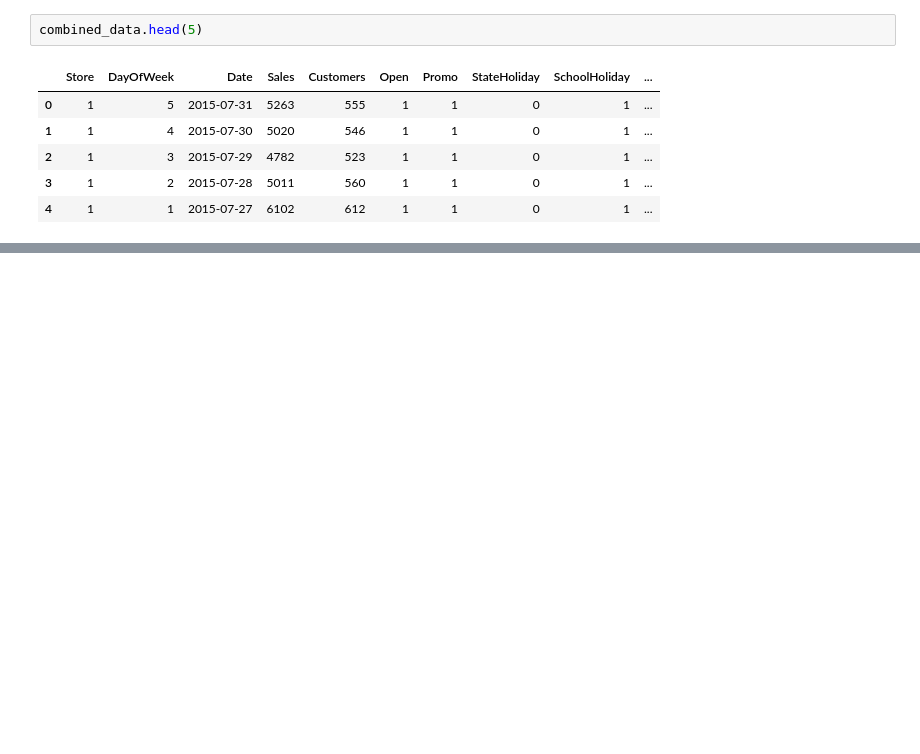
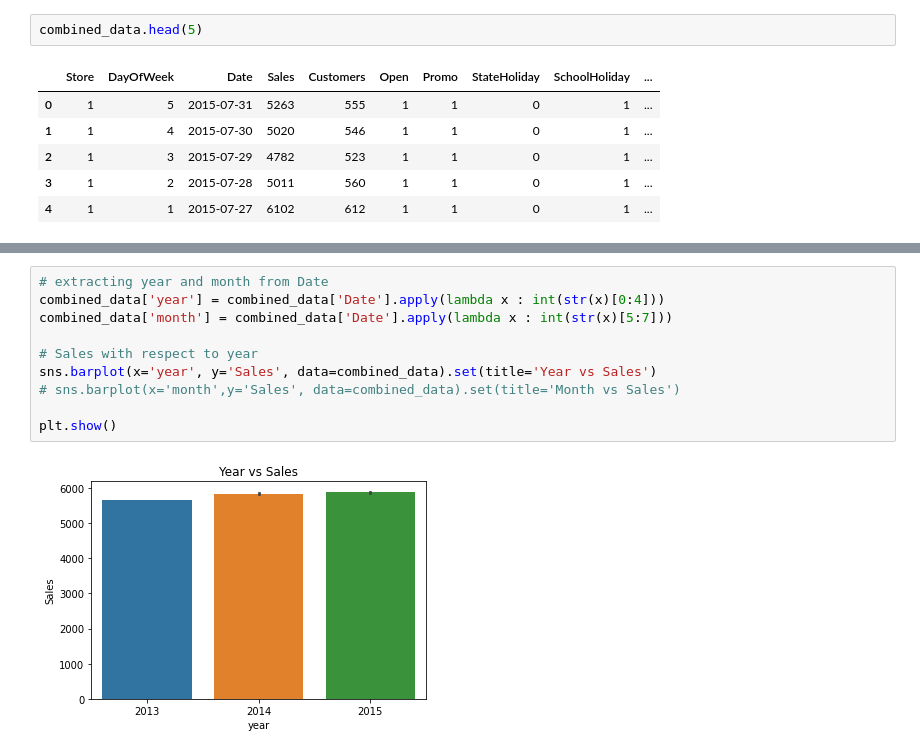
Before and after one commit to pavanibill/Hotel-booking-data-analysis, a Jupyter notebook: Pavani_of_Copy_of_Rossmann_Sales_Prediction_Capstone_Project.ipynb, the cells around one changed output, grey strips where cells are left out. Drawn from its saved outputs; the diff is of its cells as text; blank space fills up the shorter version.

```diff
--- a/Pavani_of_Copy_of_Rossmann_Sales_Prediction_Capstone_Project.ipynb
+++ b/Pavani_of_Copy_of_Rossmann_Sales_Prediction_Capstone_Project.ipynb
@@ -78,0 +132,12 @@ combined_data.head(5)
+# %%
+# extracting year and month from Date
+combined_data['year'] = combined_data['Date'].apply(lambda x : int(str(x)[0:4]))
+combined_data['month'] = combined_data['Date'].apply(lambda x : int(str(x)[5:7]))
+
+# Sales with respect to year
+sns.barplot(x='year', y='Sales', data=combined_data).set(title='Year vs Sales')
+# sns.barplot(x='month',y='Sales', data=combined_data).set(title='Month vs Sales')
+
+plt.show()
+# %% [output]
+[figure, added]
```
Also changed, not shown: parts of 39 cells of this notebook.
